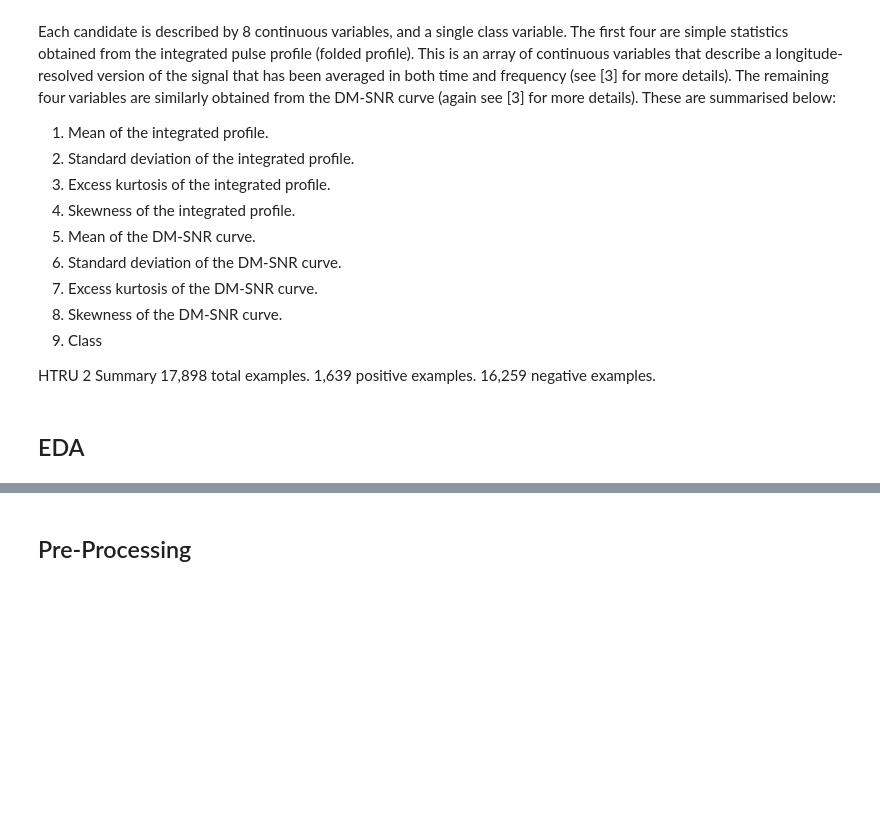
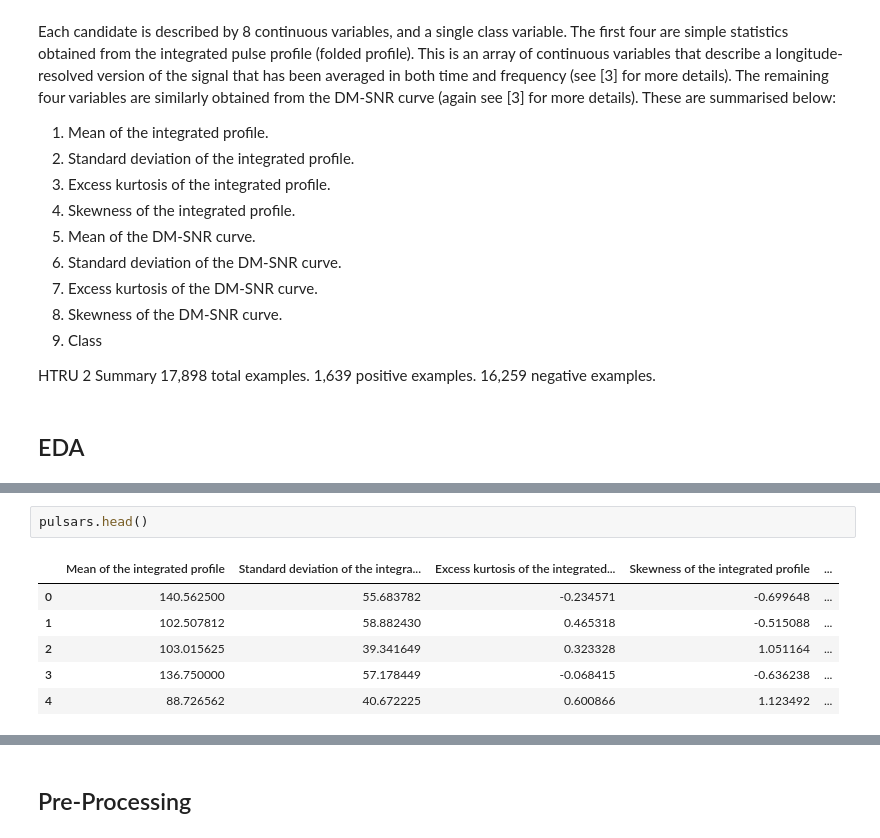
Before and after one commit to acfarnam/Data-Science-Projects, a Jupyter notebook: Classifying Pulsar Stars using Machine Learning Models/Classifying Pulsar Stars.ipynb, the cells around one changed output, grey strips where cells are left out. Saved outputs shown, nothing was run; the diff lists cells and outputs as text; blank space fills up the shorter version.

```diff
--- a/Classifying Pulsar Stars using Machine Learning Models/Classifying Pulsar Stars.ipynb
+++ b/Classifying Pulsar Stars using Machine Learning Models/Classifying Pulsar Stars.ipynb
@@ -42,0 +60,9 @@ df = pd.read_csv("/Users/cain/Documents/Projects/Data Sets/pulsar_stars.csv")
+# %%
+pulsars.head()
+# %% [output]
+|  | Mean of the integrated profile | Standard deviation of the integra... | Excess kurtosis of the integrated... | Skewness of the integrated profile | ... |
+| 0 | 140.562500 | 55.683782 | -0.234571 | -0.699648 | ... |
+| 1 | 102.507812 | 58.882430 | 0.465318 | -0.515088 | ... |
+| 2 | 103.015625 | 39.341649 | 0.323328 | 1.051164 | ... |
+| 3 | 136.750000 | 57.178449 | -0.068415 | -0.636238 | ... |
+| 4 | 88.726562 | 40.672225 | 0.600866 | 1.123492 | ... |
```
Also changed, not shown: parts of 48 cells of this notebook, 3 other files.
